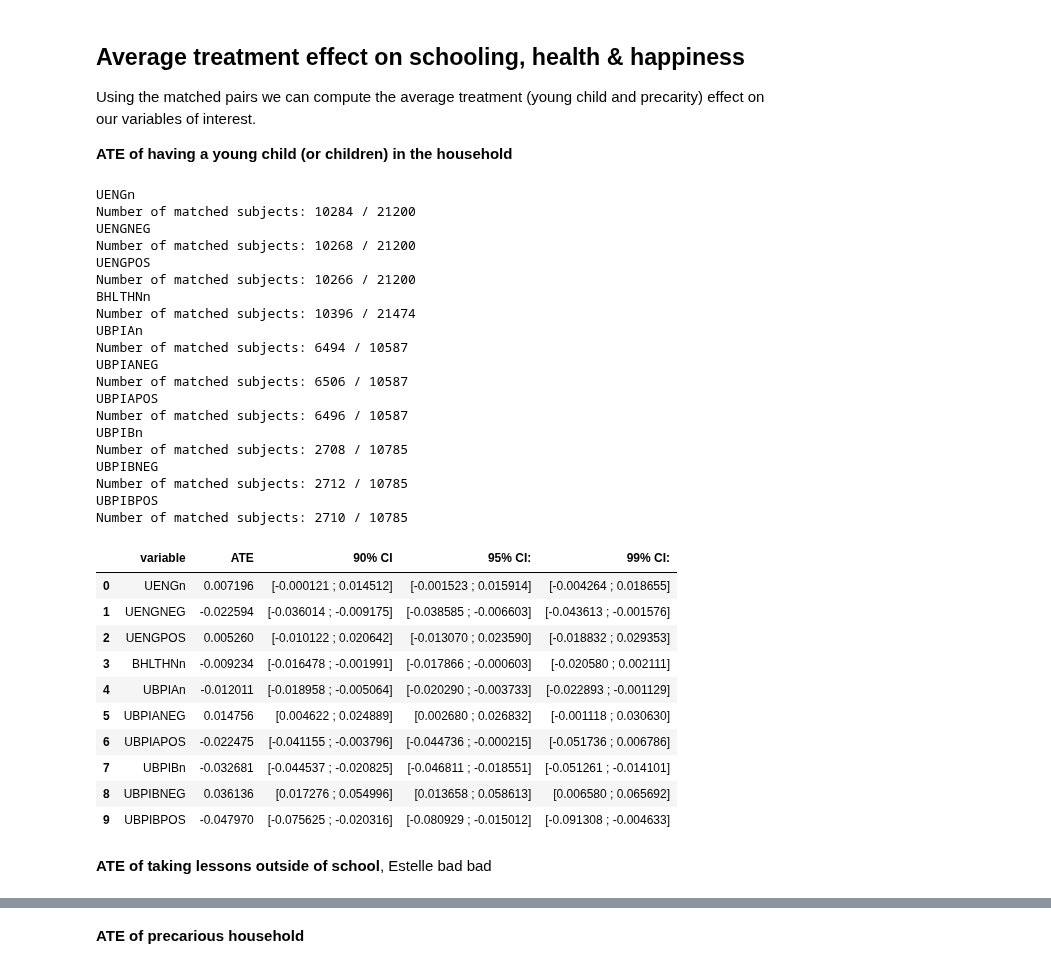
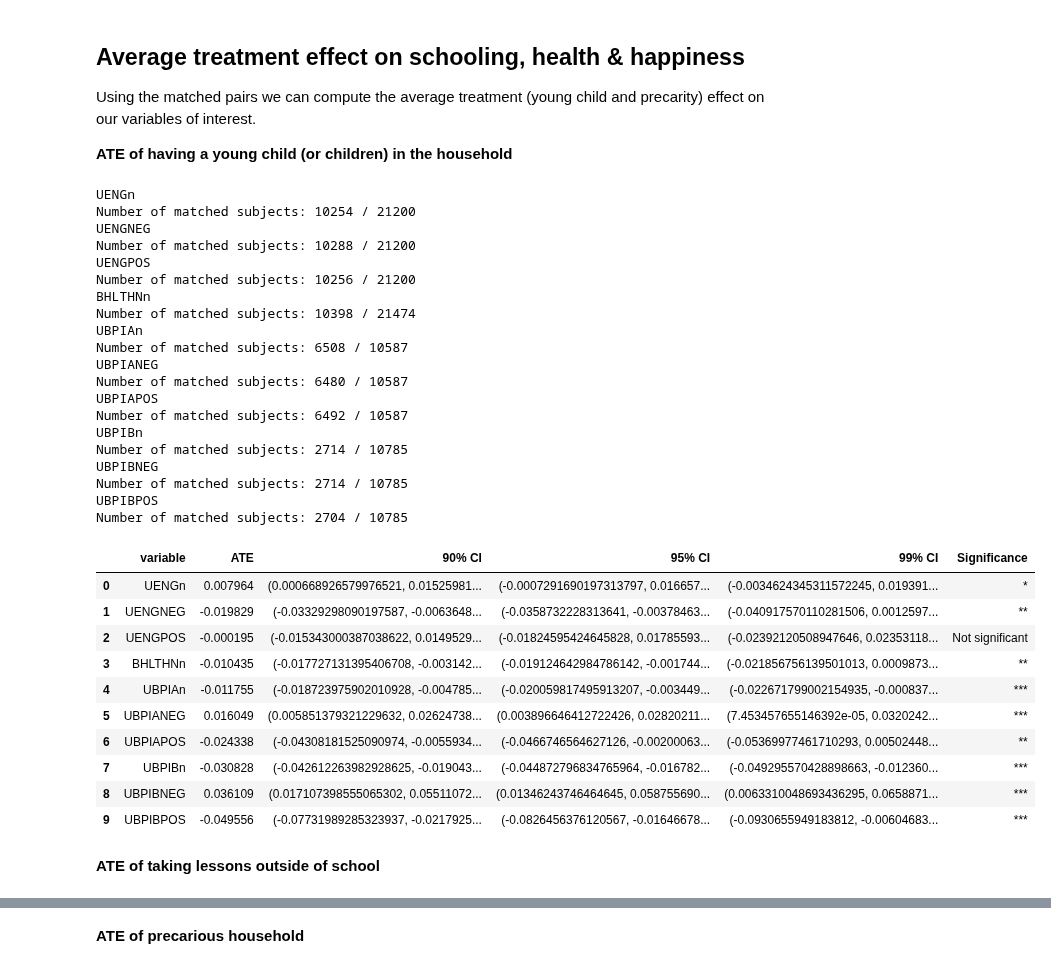
Before and after one commit to epfl-ada/ada-2020-project-milestone-p3-p3_ada-boi, a Jupyter notebook: creative_extension.ipynb, the cells around one changed output, grey strips where cells are left out. Cells and saved outputs as stored; diff of their text form; code cells hidden in the pictures.

Commit message:
stars

```diff
--- a/creative_extension.ipynb
+++ b/creative_extension.ipynb
@@ -907,6 +907,17 @@ def CI(alpha, data):
     ci = sms.DescrStatsW(data).tconfint_mean(alpha)
 #    return '['+ '{:.6f}'.format(round(ci[0],6))+' ; '+ '{:.6f}'.format(round(ci[1],6))+']'
     return ci
+# %%
+# computes and returns the significance (***=1%, **=5%, *=10%)
+def stars(ci):
+    if np.sign(ci[2][0]) == np.sign(ci[2][1]):
+        return '***'
+    elif np.sign(ci[1][0]) == np.sign(ci[1][1]):
+        return '**'
+    elif np.sign(ci[0][0]) == np.sign(ci[0][1]):
+        return '*'
+    else:
+        return 'Not significant'
 # %%
 # Computes average treatment effect of 'treatment_var' on the variable of interest 'voi'
 def ATE (data, treatment_var, voi):
@@ -919,28 +930,34 @@ def ATE (data, treatment_var, voi):
     print(f'Number of matched subjects: {df_match.shape[0]} / {df.shape[0]}')
 
     pairs_difference = df_match.loc[df_match[treatment_var]==1,voi].values - df_match.loc[df_match[treatment_var]==0,voi].values
+
     ate = sum(pairs_difference)/pairs_difference.size
     ci = [ CI(0.1, pairs_difference), CI(0.05, pairs_difference), CI(0.01, pairs_difference)]
+    star = stars(ci)
 
-    return ate, ci
+    return ate, ci, star, pairs_difference
 # %%
 # Computes ATE of 'treatment_var' on several variables of interest listed in 'list_voi'
 # Returns a dataframe with the variables and their ATE
 def multiple_ATE (data, treatment_var, list_voi):
     ates = []
+    stars = []
     ci90 = []
     ci95 = []
     ci99 = []
+    diffs = []
 
     for var in list_voi:
         print(var)
-        ate, ci = ATE(data, treatment_var, var)
+        ate, ci, star, diff = ATE(data, treatment_var, var)
         ates.append(ate)
+        stars.append(star)
         ci90.append(ci[0])
         ci95.append(ci[1])
         ci99.append(ci[2])
+        diffs.append(diff)
 
-    df_ate = pd.DataFrame({'variable': list_voi, 'ATE': ates, '90% CI': ci90, '95% CI': ci95, '99% CI': ci99})
+    df_ate = pd.DataFrame({'variable': list_voi, 'ATE': ates, '90% CI': ci90, '95% CI': ci95, '99% CI': ci99, 'Significance': stars, 'Diffs': diffs})
 
     return df_ate
 # %%
@@ -951,40 +968,40 @@ def ATE_sch_hlth_happ (data, treatment_var):
     return ate.append(ate_ubpia.append(ate_ubpib,ignore_index=True), ignore_index=True)
 # %%
 ate_05 = ATE_sch_hlth_happ(df_05, 'bool0_5')
-ate_05
+ate_05[['variable','ATE','90% CI','95% CI','99% CI','Significance']]
 # %% [output]
 UENGn
-Number of matched subjects: 10284 / 21200
+Number of matched subjects: 10254 / 21200
 UENGNEG
-Number of matched subjects: 10268 / 21200
+Number of matched subjects: 10288 / 21200
 UENGPOS
-Number of matched subjects: 10266 / 21200
+Number of matched subjects: 10256 / 21200
 BHLTHNn
-Number of matched subjects: 10396 / 21474
+Number of matched subjects: 10398 / 21474
 UBPIAn
-Number of matched subjects: 6494 / 10587
+Number of matched subjects: 6508 / 10587
 UBPIANEG
-Number of matched subjects: 6506 / 10587
+Number of matched subjects: 6480 / 10587
 UBPIAPOS
-Number of matched subjects: 6496 / 10587
+Number of matched subjects: 6492 / 10587
 UBPIBn
-Number of matched subjects: 2708 / 10785
+Number of matched subjects: 2714 / 10785
 UBPIBNEG
-Number of matched subjects: 2712 / 10785
+Number of matched subjects: 2714 / 10785
 UBPIBPOS
-Number of matched subjects: 2710 / 10785
+Number of matched subjects: 2704 / 10785
-|  | variable | ATE | 90% CI | 95% CI: | 99% CI: |
-| 0 | UENGn | 0.007196 | [-0.000121 ; 0.014512] | [-0.001523 ; 0.015914] | [-0.004264 ; 0.018655] |
-| 1 | UENGNEG | -0.022594 | [-0.036014 ; -0.009175] | [-0.038585 ; -0.006603] | [-0.043613 ; -0.001576] |
-| 2 | UENGPOS | 0.005260 | [-0.010122 ; 0.020642] | [-0.013070 ; 0.023590] | [-0.018832 ; 0.029353] |
-| 3 | BHLTHNn | -0.009234 | [-0.016478 ; -0.001991] | [-0.017866 ; -0.000603] | [-0.020580 ; 0.002111] |
-| 4 | UBPIAn | -0.012011 | [-0.018958 ; -0.005064] | [-0.020290 ; -0.003733] | [-0.022893 ; -0.001129] |
-| 5 | UBPIANEG | 0.014756 | [0.004622 ; 0.024889] | [0.002680 ; 0.026832] | [-0.001118 ; 0.030630] |
-| 6 | UBPIAPOS | -0.022475 | [-0.041155 ; -0.003796] | [-0.044736 ; -0.000215] | [-0.051736 ; 0.006786] |
-| 7 | UBPIBn | -0.032681 | [-0.044537 ; -0.020825] | [-0.046811 ; -0.018551] | [-0.051261 ; -0.014101] |
-| 8 | UBPIBNEG | 0.036136 | [0.017276 ; 0.054996] | [0.013658 ; 0.058613] | [0.006580 ; 0.065692] |
-| 9 | UBPIBPOS | -0.047970 | [-0.075625 ; -0.020316] | [-0.080929 ; -0.015012] | [-0.091308 ; -0.004633] |
+|  | variable | ATE | 90% CI | 95% CI | 99% CI | Significance |
+| 0 | UENGn | 0.007964 | (0.000668926579976521, 0.01525981... | (-0.0007291690197313797, 0.016657... | (-0.0034624345311572245, 0.019391... | * |
+| 1 | UENGNEG | -0.019829 | (-0.03329298090197587, -0.0063648... | (-0.0358732228313641, -0.00378463... | (-0.040917570110281506, 0.0012597... | ** |
+| 2 | UENGPOS | -0.000195 | (-0.015343000387038622, 0.0149529... | (-0.01824595424645828, 0.01785593... | (-0.02392120508947646, 0.02353118... | Not significant |
+| 3 | BHLTHNn | -0.010435 | (-0.017727131395406708, -0.003142... | (-0.019124642984786142, -0.001744... | (-0.021856756139501013, 0.0009873... | ** |
+| 4 | UBPIAn | -0.011755 | (-0.018723975902010928, -0.004785... | (-0.020059817495913207, -0.003449... | (-0.022671799002154935, -0.000837... | *** |
+| 5 | UBPIANEG | 0.016049 | (0.005851379321229632, 0.02624738... | (0.003896646412722426, 0.02820211... | (7.453457655146392e-05, 0.0320242... | *** |
+| 6 | UBPIAPOS | -0.024338 | (-0.04308181525090974, -0.0055934... | (-0.0466746564627126, -0.00200063... | (-0.05369977461710293, 0.00502448... | ** |
+| 7 | UBPIBn | -0.030828 | (-0.042612263982928625, -0.019043... | (-0.044872796834765964, -0.016782... | (-0.049295570428898663, -0.012360... | *** |
+| 8 | UBPIBNEG | 0.036109 | (0.017107398555065302, 0.05511072... | (0.01346243746464645, 0.058755690... | (0.0063310048693436295, 0.0658871... | *** |
+| 9 | UBPIBPOS | -0.049556 | (-0.07731989285323937, -0.0217925... | (-0.0826456376120567, -0.01646678... | (-0.0930655949183812, -0.00604683... | *** |
 # %% [markdown]
-__ATE of taking lessons outside of school__, Estelle bad bad
+__ATE of taking lessons outside of school__
 # %%
 ate_lessons = ATE_sch_hlth_happ(df_lessons, 'NLESSONS')
```
Also changed, not shown: parts of 24 cells of this notebook.
